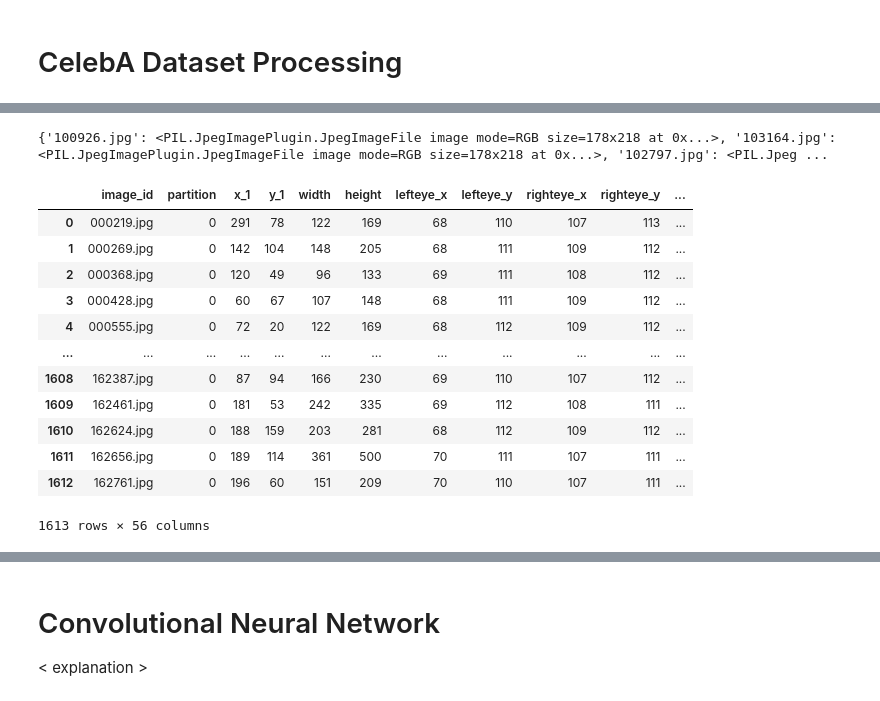
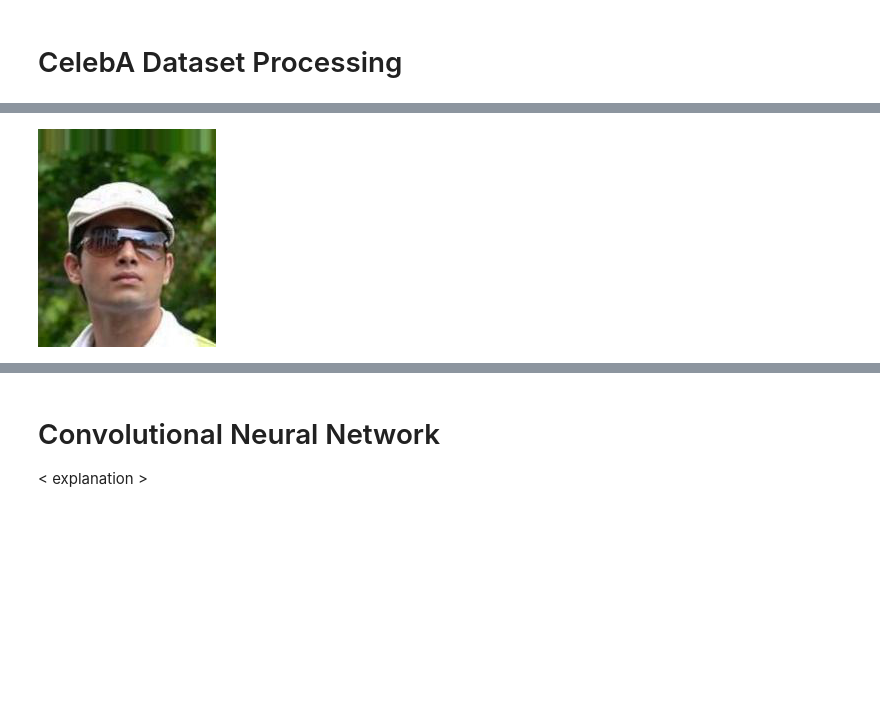
Before and after one commit to SKam23/Smile-Detector, a Jupyter notebook: 10315_Final_Project.ipynb, the cells around one changed output, grey strips where cells are left out. Drawn from its saved outputs; the diff is of its cells as text; code cells hidden in the pictures; blank space fills up the shorter version.

```diff
--- a/10315_Final_Project.ipynb
+++ b/10315_Final_Project.ipynb
@@ -38,14 +38,14 @@ Drive already mounted at /content/drive; to attempt to forcibly remount, call dr
 # %%
 # load images into a dictionary for easier access
 images = {}
-for filename in os.listdir('data/selected_images/'):
+for filename in os.listdir('data/selected_images10k/'):
     if filename.endswith('.jpg'):
-        image = Image.open(os.path.join('data/selected_images/', filename))
+        image = Image.open(os.path.join('data/selected_images10k/', filename))
         images[filename] = image
-# %%
-print(images)
-# %% [output]
-{'100926.jpg': <PIL.JpegImagePlugin.JpegImageFile image mode=RGB size=178x218 at 0x...>, '103164.jpg': <PIL.JpegImagePlugin.JpegImageFile image mode=RGB size=178x218 at 0x...>, '102797.jpg': <PIL.Jpeg ...
+# %%
+display(images["201426.jpg"])
+# %% [output]
+[figure, added]
 # %%
 # list_eval_partition.csv: Recommended partitioning of images into training, validation, testing sets. Images 1-162770 are training, 162771-182637 are validation, 182638-202599 are testing
 # list_bbox_celeba.csv: Bounding box information for each image. "x_1" and "y_1" represent the upper left point coordinate of bounding box. "width" and "height" represent the width and height of bounding box
@@ -60,22 +60,6 @@ merged_df = partition_df.merge(bbox_df, on='image_id').merge(landmarks_df, on='i
 train_df = merged_df[merged_df['partition'] == 0]
 val_df = merged_df[merged_df['partition'] == 1]
 test_df = merged_df[merged_df['partition'] == 2]
-# %%
-train_df
-# %% [output]
-|  | image_id | partition | x_1 | y_1 | width | height | lefteye_x | lefteye_y | righteye_x | righteye_y | ... |
-| 0 | 000219.jpg | 0 | 291 | 78 | 122 | 169 | 68 | 110 | 107 | 113 | ... |
-| 1 | 000269.jpg | 0 | 142 | 104 | 148 | 205 | 68 | 111 | 109 | 112 | ... |
-| 2 | 000368.jpg | 0 | 120 | 49 | 96 | 133 | 69 | 111 | 108 | 112 | ... |
-| 3 | 000428.jpg | 0 | 60 | 67 | 107 | 148 | 68 | 111 | 109 | 112 | ... |
-| 4 | 000555.jpg | 0 | 72 | 20 | 122 | 169 | 68 | 112 | 109 | 112 | ... |
-| ... | ... | ... | ... | ... | ... | ... | ... | ... | ... | ... | ... |
-| 1608 | 162387.jpg | 0 | 87 | 94 | 166 | 230 | 69 | 110 | 107 | 112 | ... |
-| 1609 | 162461.jpg | 0 | 181 | 53 | 242 | 335 | 69 | 112 | 108 | 111 | ... |
-| 1610 | 162624.jpg | 0 | 188 | 159 | 203 | 281 | 68 | 112 | 109 | 112 | ... |
-| 1611 | 162656.jpg | 0 | 189 | 114 | 361 | 500 | 70 | 111 | 107 | 111 | ... |
-| 1612 | 162761.jpg | 0 | 196 | 60 | 151 | 209 | 70 | 110 | 107 | 111 | ... |
-1613 rows × 56 columns
 # %%
 class CelebADataset(Dataset):
     def __init__(self, df, images):
```
Also changed, not shown: parts of 25 cells of this notebook.
